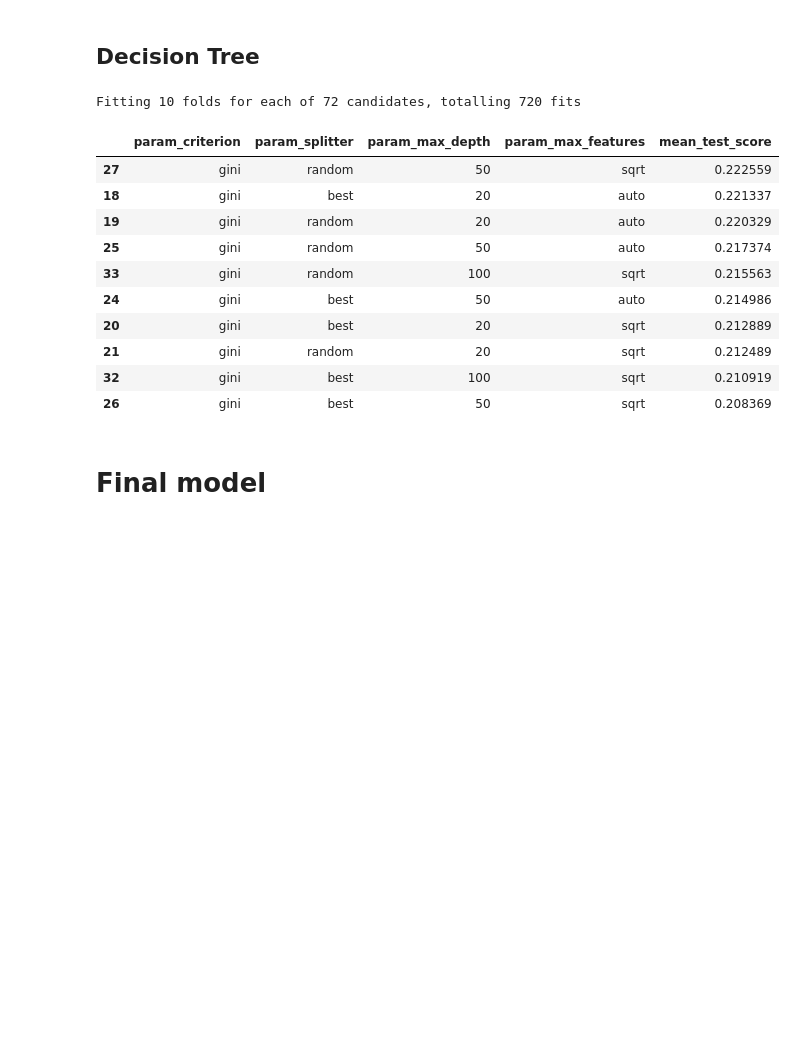
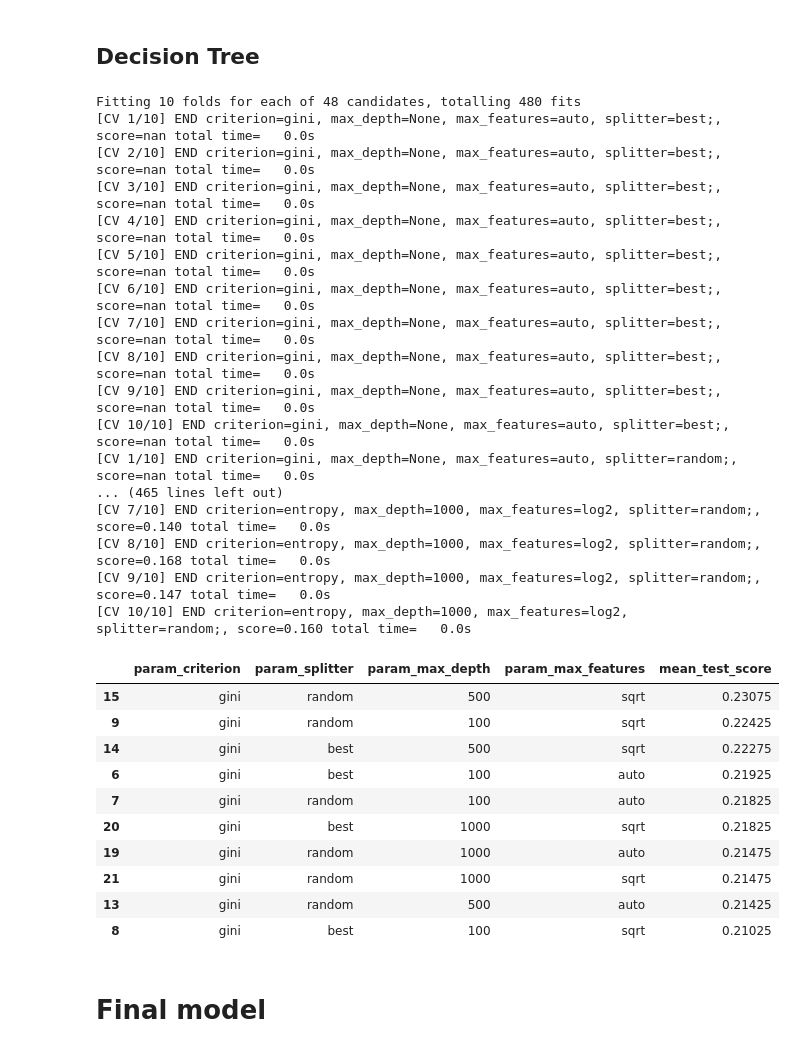
Before and after one commit to hoverslam/ml-projects, a Jupyter notebook: location/location_dt.ipynb, the cells around one changed output. Drawn from its saved outputs; the diff is of its cells as text; code cells hidden in the pictures; blank space fills up the shorter version.

Commit message:
change parameter

```diff
--- a/location/location_dt.ipynb
+++ b/location/location_dt.ipynb
@@ -62,34 +61,50 @@ X_test = test.drop(["ID"], axis=1)
 # Grid Search
 
 cv = 10         # number of folds
-verbose = 1     # information shown during training
+verbose = 3     # information shown during training
 # %% [markdown]
 ## Decision Tree
 # %%
 parameters = {
     "criterion":["gini", "entropy"],
     "splitter":["best", "random"],
-    "max_depth":["None", 5, 10, 20, 50, 100],
+    "max_depth":["None", 100, 500, 1000],
     "max_features":["auto", "sqrt", "log2"]}
-model = GridSearchCV(DecisionTreeClassifier(), parameters, cv=cv, verbose=verbose, scoring="f1_weighted")
+model = GridSearchCV(DecisionTreeClassifier(), parameters, cv=cv, verbose=verbose, scoring="accuracy")
 model.fit(X_train, y_train)
 
 results = pd.DataFrame(model.cv_results_)
 results = results[["param_criterion", "param_splitter", "param_max_depth", "param_max_features", "mean_test_score"]]
 results.sort_values(["mean_test_score"], ascending=False).head(10)
 # %% [output]
-Fitting 10 folds for each of 72 candidates, totalling 720 fits
+Fitting 10 folds for each of 48 candidates, totalling 480 fits
+[CV 1/10] END criterion=gini, max_depth=None, max_features=auto, splitter=best;, score=nan total time=   0.0s
+[CV 2/10] END criterion=gini, max_depth=None, max_features=auto, splitter=best;, score=nan total time=   0.0s
+[CV 3/10] END criterion=gini, max_depth=None, max_features=auto, splitter=best;, score=nan total time=   0.0s
+[CV 4/10] END criterion=gini, max_depth=None, max_features=auto, splitter=best;, score=nan total time=   0.0s
+[CV 5/10] END criterion=gini, max_depth=None, max_features=auto, splitter=best;, score=nan total time=   0.0s
+[CV 6/10] END criterion=gini, max_depth=None, max_features=auto, splitter=best;, score=nan total time=   0.0s
+[CV 7/10] END criterion=gini, max_depth=None, max_features=auto, splitter=best;, score=nan total time=   0.0s
+[CV 8/10] END criterion=gini, max_depth=None, max_features=auto, splitter=best;, score=nan total time=   0.0s
+[CV 9/10] END criterion=gini, max_depth=None, max_features=auto, splitter=best;, score=nan total time=   0.0s
+[CV 10/10] END criterion=gini, max_depth=None, max_features=auto, splitter=best;, score=nan total time=   0.0s
+[CV 1/10] END criterion=gini, max_depth=None, max_features=auto, splitter=random;, score=nan total time=   0.0s
+... (465 lines left out)
+[CV 7/10] END criterion=entropy, max_depth=1000, max_features=log2, splitter=random;, score=0.140 total time=   0.0s
+[CV 8/10] END criterion=entropy, max_depth=1000, max_features=log2, splitter=random;, score=0.168 total time=   0.0s
+[CV 9/10] END criterion=entropy, max_depth=1000, max_features=log2, splitter=random;, score=0.147 total time=   0.0s
+[CV 10/10] END criterion=entropy, max_depth=1000, max_features=log2, splitter=random;, score=0.160 total time=   0.0s
 |  | param_criterion | param_splitter | param_max_depth | param_max_features | mean_test_score |
-| 27 | gini | random | 50 | sqrt | 0.222559 |
-| 18 | gini | best | 20 | auto | 0.221337 |
-| 19 | gini | random | 20 | auto | 0.220329 |
-| 25 | gini | random | 50 | auto | 0.217374 |
-| 33 | gini | random | 100 | sqrt | 0.215563 |
-| 24 | gini | best | 50 | auto | 0.214986 |
-| 20 | gini | best | 20 | sqrt | 0.212889 |
-| 21 | gini | random | 20 | sqrt | 0.212489 |
-| 32 | gini | best | 100 | sqrt | 0.210919 |
-| 26 | gini | best | 50 | sqrt | 0.208369 |
+| 15 | gini | random | 500 | sqrt | 0.23075 |
+| 9 | gini | random | 100 | sqrt | 0.22425 |
+| 14 | gini | best | 500 | sqrt | 0.22275 |
+| 6 | gini | best | 100 | auto | 0.21925 |
+| 7 | gini | random | 100 | auto | 0.21825 |
+| 20 | gini | best | 1000 | sqrt | 0.21825 |
+| 19 | gini | random | 1000 | auto | 0.21475 |
+| 21 | gini | random | 1000 | sqrt | 0.21475 |
+| 13 | gini | random | 500 | auto | 0.21425 |
+| 8 | gini | best | 100 | sqrt | 0.21025 |
 # %% [markdown]
 # Final model
 # %%
```
Also changed, not shown: parts of 1 cell of this notebook, 1 other file.
